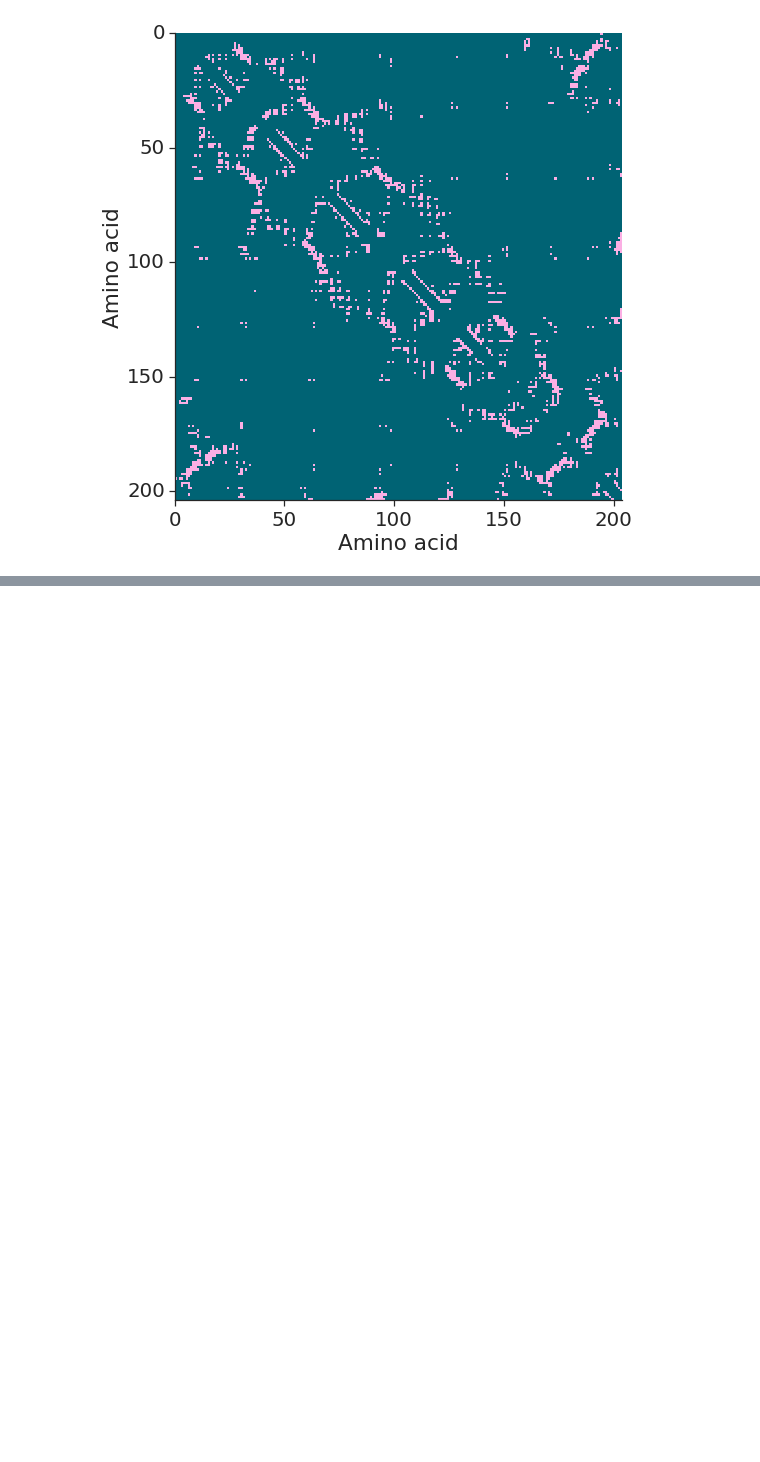
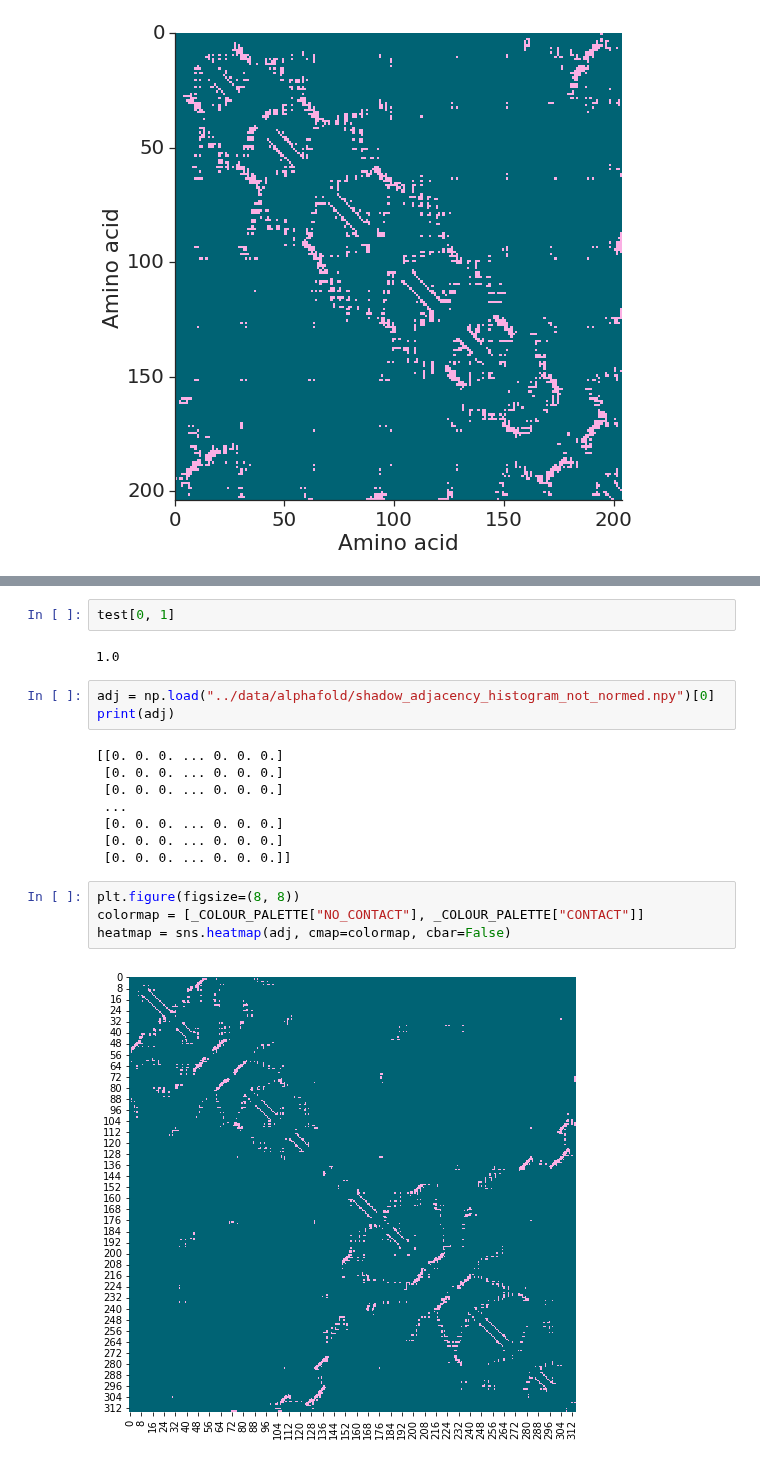
Before and after one commit to meyresearch/amino_acid_distance_distributions, a Jupyter notebook: scripts/shadow.ipynb, the cells around one changed output, grey strips where cells are left out. Saved outputs shown, nothing was run; the diff lists cells and outputs as text; blank space fills up the shorter version.

Commit message:
getting shadow distances

```diff
--- a/scripts/shadow.ipynb
+++ b/scripts/shadow.ipynb
@@ -63,0 +95,21 @@ plt.tight_layout()
+# %%
+test[0, 1]
+# %% [output]
+1.0
+# %%
+adj = np.load("../data/alphafold/shadow_adjacency_histogram_not_normed.npy")[0]
+print(adj)
+# %% [output]
+[[0. 0. 0. ... 0. 0. 0.]
+ [0. 0. 0. ... 0. 0. 0.]
+ [0. 0. 0. ... 0. 0. 0.]
+ ...
+ [0. 0. 0. ... 0. 0. 0.]
+ [0. 0. 0. ... 0. 0. 0.]
+ [0. 0. 0. ... 0. 0. 0.]]
+# %%
+plt.figure(figsize=(8, 8))
+colormap = [_COLOUR_PALETTE["NO_CONTACT"], _COLOUR_PALETTE["CONTACT"]]
+heatmap = sns.heatmap(adj, cmap=colormap, cbar=False)
+# %% [output]
+[figure, added]
```
Also changed, not shown: parts of 6 cells of this notebook, 3 other files.
